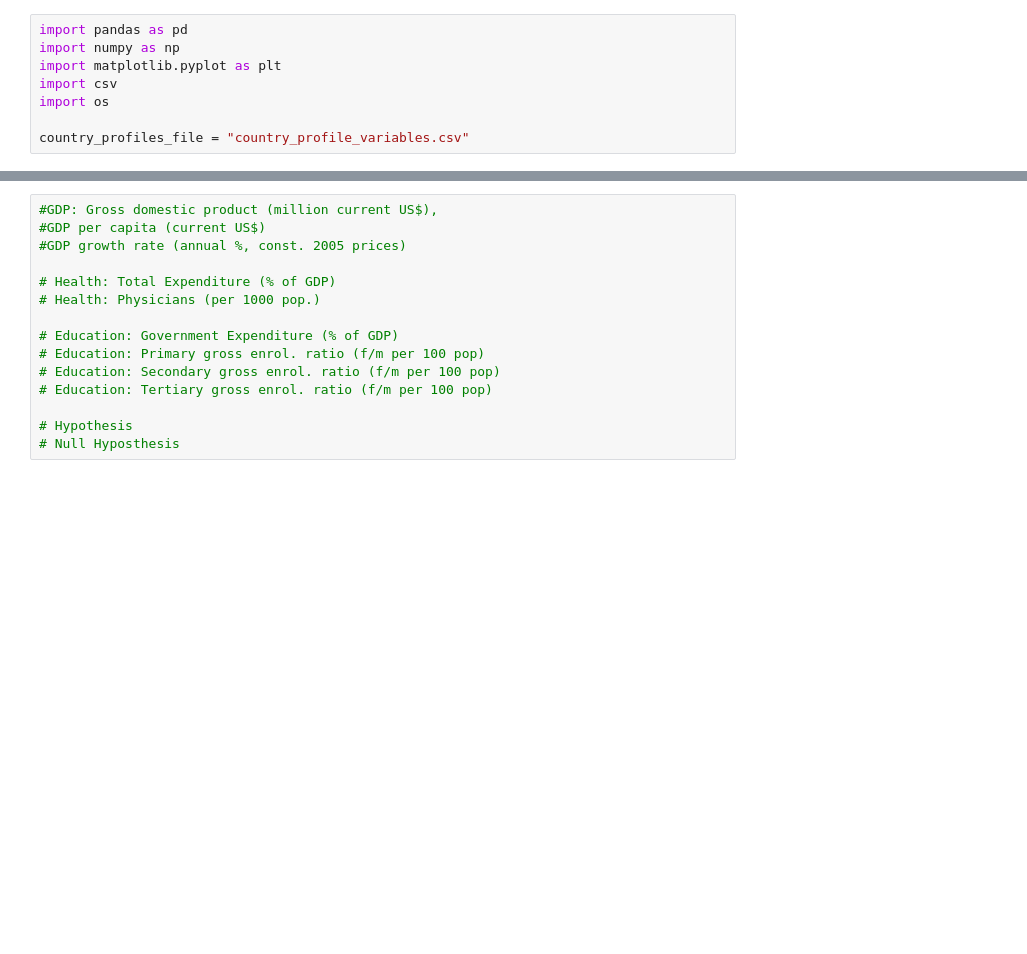
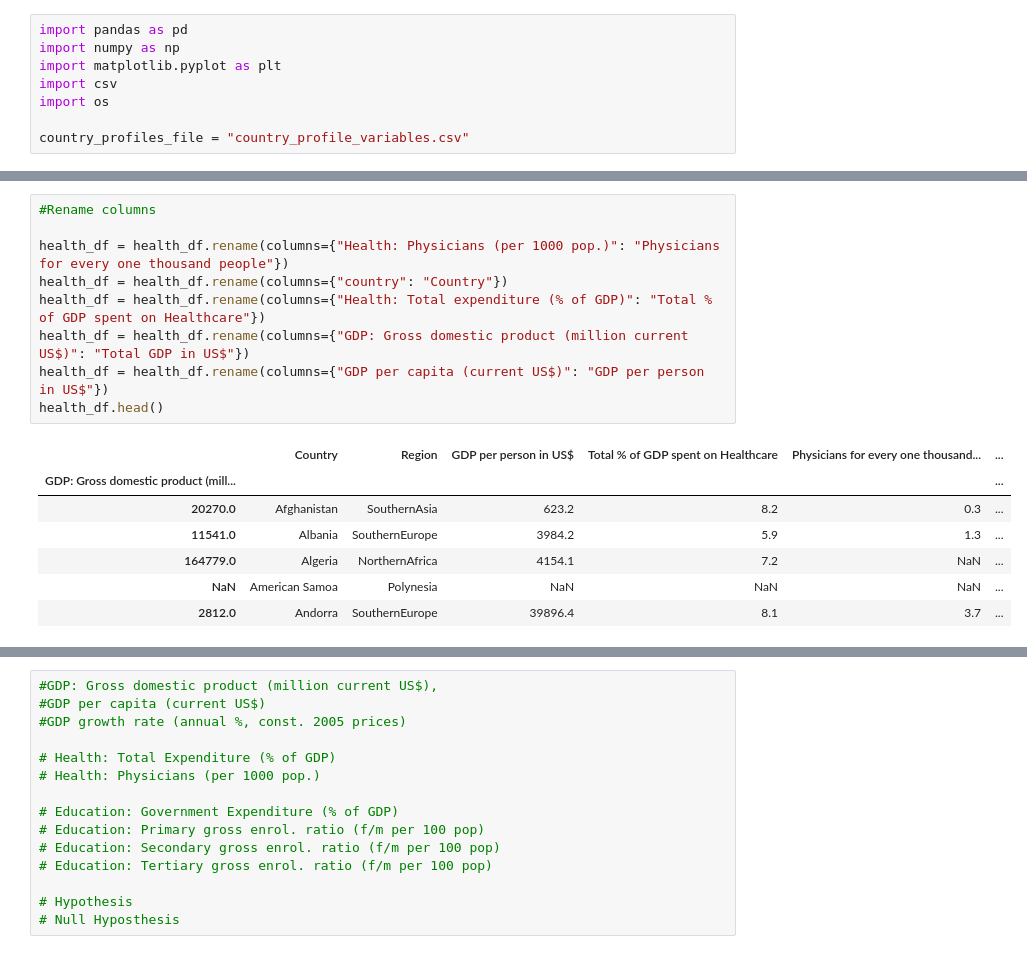
Before and after one commit to Data-Analytics-Project-Group/Visualizing-World-Economic-Trends, a Jupyter notebook: Visualizing World Economic Trends.ipynb, the cells around one changed output, grey strips where cells are left out. Cells and saved outputs as stored; diff of their text form; blank space fills up the shorter version.

```diff
--- a/Visualizing World Economic Trends.ipynb
+++ b/Visualizing World Economic Trends.ipynb
@@ -19,0 +57,17 @@ country_data.head()
+# %%
+#Rename columns
+
+health_df = health_df.rename(columns={"Health: Physicians (per 1000 pop.)": "Physicians for every one thousand people"})
+health_df = health_df.rename(columns={"country": "Country"})
+health_df = health_df.rename(columns={"Health: Total expenditure (% of GDP)": "Total % of GDP spent on Healthcare"})
+health_df = health_df.rename(columns={"GDP: Gross domestic product (million current US$)": "Total GDP in US$"})
+health_df = health_df.rename(columns={"GDP per capita (current US$)": "GDP per person in US$"})
+health_df.head()
+# %% [output]
+|  | Country | Region | GDP per person in US$ | Total % of GDP spent on Healthcare | Physicians for every one thousand... | ... |
+| GDP: Gross domestic product (mill... |  |  |  |  |  | ... |
+| 20270.0 | Afghanistan | SouthernAsia | 623.2 | 8.2 | 0.3 | ... |
+| 11541.0 | Albania | SouthernEurope | 3984.2 | 5.9 | 1.3 | ... |
+| 164779.0 | Algeria | NorthernAfrica | 4154.1 | 7.2 | NaN | ... |
+| NaN | American Samoa | Polynesia | NaN | NaN | NaN | ... |
+| 2812.0 | Andorra | SouthernEurope | 39896.4 | 8.1 | 3.7 | ... |
```
Also changed, not shown: parts of 10 cells of this notebook.
